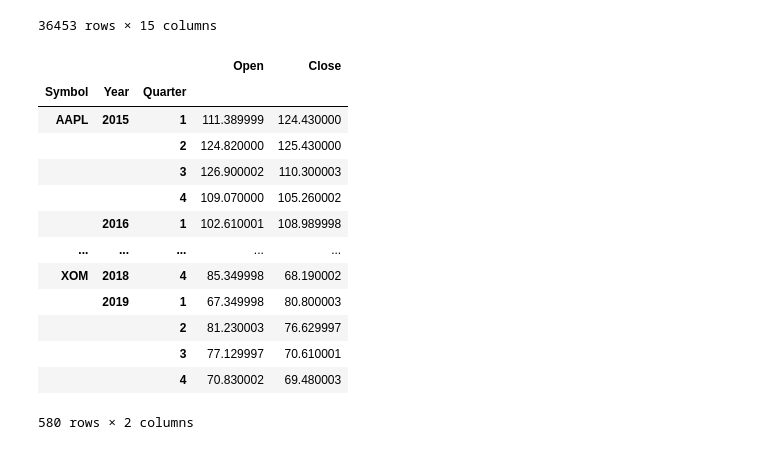
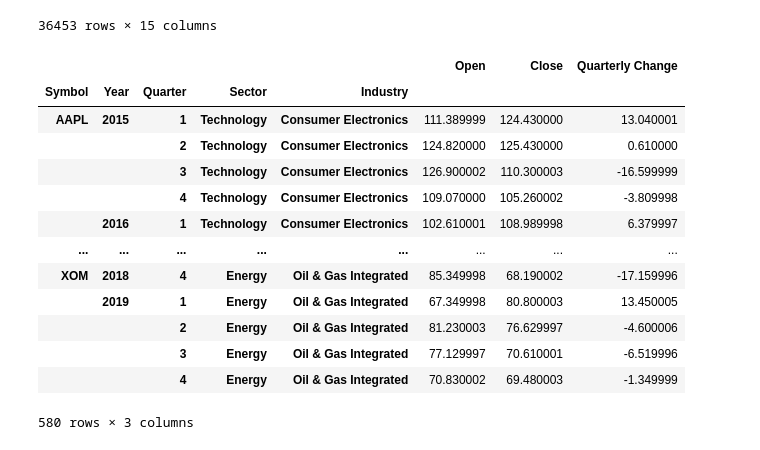
Before and after one commit to Jdshah06/S-P-500-Stock-Analysis, a Jupyter notebook: Project Dow Test.ipynb, the cells around one changed output. Saved outputs shown, nothing was run; the diff lists cells and outputs as text; code cells hidden in the pictures.

```diff
--- a/Project Dow Test.ipynb
+++ b/Project Dow Test.ipynb
@@ -276,20 +276,21 @@ stocks_df
 | 36452 | 2019-12-30 | 59.090000 | 59.599998 | 58.810001 | 58.910000 | 3264500 | WBA | Walgreens Boots Alliance, Inc | Pharmaceutical Retailers | Healthcare | ... |
 36453 rows × 15 columns
 # %%
-quarterly_change= stocks_df.groupby(['Symbol','Year','Quarter']).agg({'Open':'first','Close':'last'})
+quarterly_change= stocks_df.groupby(['Symbol','Year','Quarter','Sector','Industry']).agg({'Open':'first','Close':'last'})
+quarterly_change['Quarterly Change'] = quarterly_change['Close'] - quarterly_change['Open']
 quarterly_change
 # %% [output]
-|  |  |  | Open | Close |
-| Symbol | Year | Quarter |  |  |
-| AAPL | 2015 | 1 | 111.389999 | 124.430000 |
-|  |  | 2 | 124.820000 | 125.430000 |
-|  |  | 3 | 126.900002 | 110.300003 |
-|  |  | 4 | 109.070000 | 105.260002 |
-|  | 2016 | 1 | 102.610001 | 108.989998 |
-| ... | ... | ... | ... | ... |
-| XOM | 2018 | 4 | 85.349998 | 68.190002 |
-|  | 2019 | 1 | 67.349998 | 80.800003 |
-|  |  | 2 | 81.230003 | 76.629997 |
-|  |  | 3 | 77.129997 | 70.610001 |
-|  |  | 4 | 70.830002 | 69.480003 |
+|  |  |  |  |  | Open | Close | Quarterly Change |
+| Symbol | Year | Quarter | Sector | Industry |  |  |  |
+| AAPL | 2015 | 1 | Technology | Consumer Electronics | 111.389999 | 124.430000 | 13.040001 |
+|  |  | 2 | Technology | Consumer Electronics | 124.820000 | 125.430000 | 0.610000 |
+|  |  | 3 | Technology | Consumer Electronics | 126.900002 | 110.300003 | -16.599999 |
+|  |  | 4 | Technology | Consumer Electronics | 109.070000 | 105.260002 | -3.809998 |
+|  | 2016 | 1 | Technology | Consumer Electronics | 102.610001 | 108.989998 | 6.379997 |
+| ... | ... | ... | ... | ... | ... | ... | ... |
+| XOM | 2018 | 4 | Energy | Oil & Gas Integrated | 85.349998 | 68.190002 | -17.159996 |
+|  | 2019 | 1 | Energy | Oil & Gas Integrated | 67.349998 | 80.800003 | 13.450005 |
+|  |  | 2 | Energy | Oil & Gas Integrated | 81.230003 | 76.629997 | -4.600006 |
+|  |  | 3 | Energy | Oil & Gas Integrated | 77.129997 | 70.610001 | -6.519996 |
+|  |  | 4 | Energy | Oil & Gas Integrated | 70.830002 | 69.480003 | -1.349999 |
-580 rows × 2 columns
+580 rows × 3 columns
```
Also changed, not shown: parts of 7 cells of this notebook.
